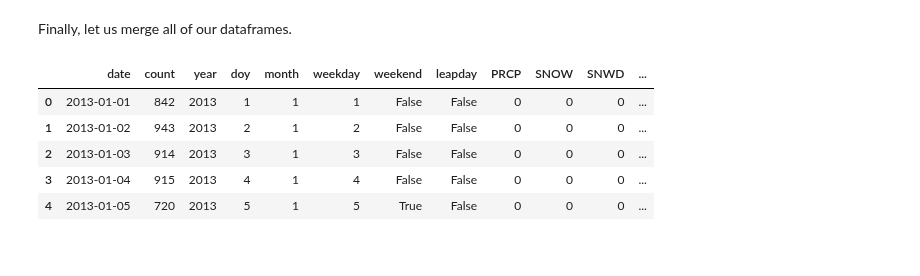
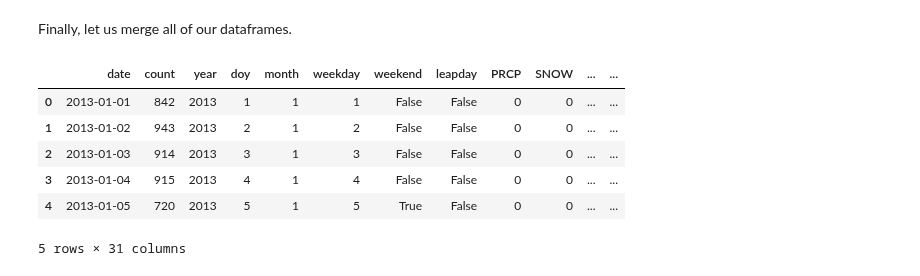
Before and after one commit to jmfb/CS5610, a Jupyter notebook: m5p5/M5 Project 5.1 - Cleaning.ipynb, the cells around one changed output. Saved outputs shown, nothing was run; the diff lists cells and outputs as text; code cells hidden in the pictures.

Commit message:
Starting on part 2.  Had to update holiday handling because of eastern/western easter.  Stupid easter.

```diff
--- a/m5p5/M5 Project 5.1 - Cleaning.ipynb
+++ b/m5p5/M5 Project 5.1 - Cleaning.ipynb
@@ -201,2 +201,9 @@ Let us parse the date column so we can properly join on it.
 # %%
+holiday_df['value'] = True
 holiday_df['date'] = pd.to_datetime(holiday_df.Date)
+hdf = holiday_df \
+    .pivot(index='date', columns='Holiday', values='value') \
+    .fillna(False) \
+    .groupby('date') \
+    .max()
+hdf.head()
@@ -205,15 +220,17 @@ Finally, let us merge all of our dataframes.
 # %%
 final_df = counts \
     .merge(cdf, on='date', how='inner') \
-    .merge(holiday_df[['date', 'Holiday']], on='date', how='left')
-final_df.Holiday = final_df.Holiday.fillna('None').astype('category')
+    .merge(hdf, on='date', how='left')
+for column in hdf.columns.values:
+    final_df[column] = final_df[column].fillna(False)
 final_df.head()
 # %% [output]
-|  | date | count | year | doy | month | weekday | weekend | leapday | PRCP | SNOW | SNWD | ... |
-| 0 | 2013-01-01 | 842 | 2013 | 1 | 1 | 1 | False | False | 0 | 0 | 0 | ... |
-| 1 | 2013-01-02 | 943 | 2013 | 2 | 1 | 2 | False | False | 0 | 0 | 0 | ... |
-| 2 | 2013-01-03 | 914 | 2013 | 3 | 1 | 3 | False | False | 0 | 0 | 0 | ... |
-| 3 | 2013-01-04 | 915 | 2013 | 4 | 1 | 4 | False | False | 0 | 0 | 0 | ... |
-| 4 | 2013-01-05 | 720 | 2013 | 5 | 1 | 5 | True | False | 0 | 0 | 0 | ... |
+|  | date | count | year | doy | month | weekday | weekend | leapday | PRCP | SNOW | ... | ... |
+| 0 | 2013-01-01 | 842 | 2013 | 1 | 1 | 1 | False | False | 0 | 0 | ... | ... |
+| 1 | 2013-01-02 | 943 | 2013 | 2 | 1 | 2 | False | False | 0 | 0 | ... | ... |
+| 2 | 2013-01-03 | 914 | 2013 | 3 | 1 | 3 | False | False | 0 | 0 | ... | ... |
+| 3 | 2013-01-04 | 915 | 2013 | 4 | 1 | 4 | False | False | 0 | 0 | ... | ... |
+| 4 | 2013-01-05 | 720 | 2013 | 5 | 1 | 5 | True | False | 0 | 0 | ... | ... |
+5 rows × 31 columns
 # %%
 final_df.to_feather('counts.feather')
```
Also changed, not shown: parts of 2 cells of this notebook, 2 other files.
